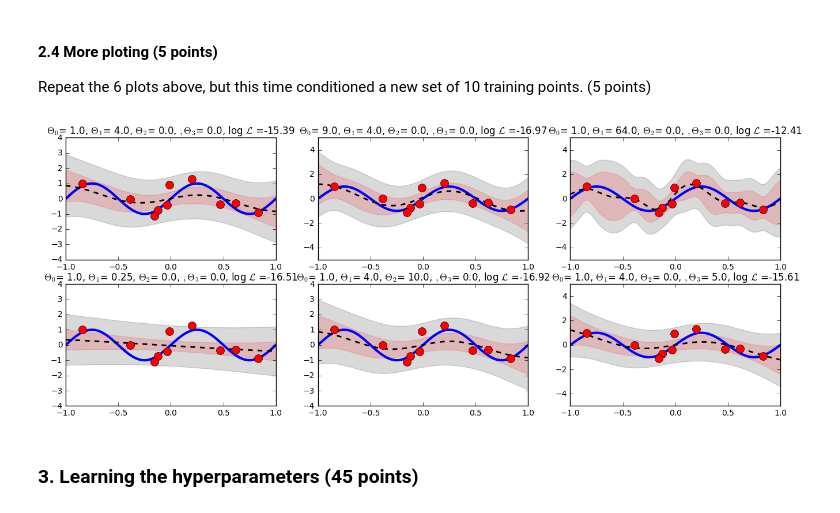
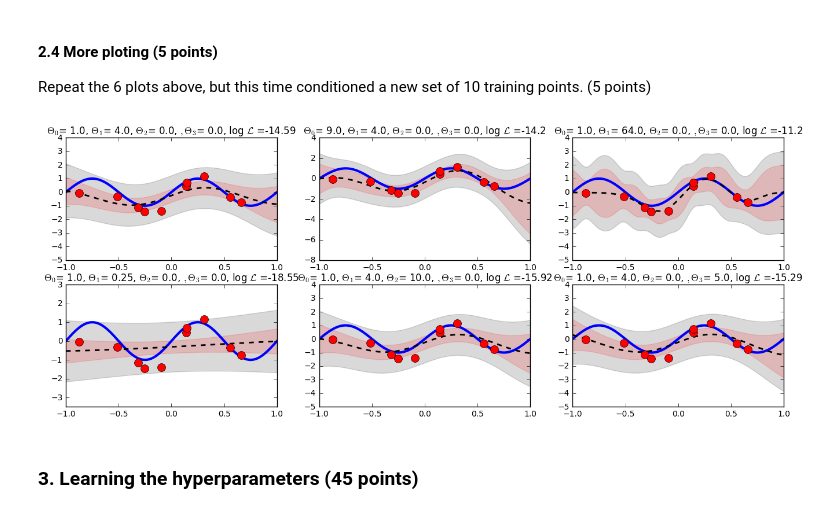
Before and after one commit to Vasileios-Charatsidis/machine_learning_1_labs, a Jupyter notebook: hw3/dana.ipynb, the cells around one changed output. Drawn from its saved outputs; the diff is of its cells as text; code cells hidden in the pictures.

```diff
--- a/hw3/dana.ipynb
+++ b/hw3/dana.ipynb
@@ -314,10 +319,27 @@ plot_points(2)
 # %% [markdown]
 #### 2.4 More ploting (5 points)
 Repeat the 6 plots above, but this time conditioned a new set of 10 training points. (5 points)
-# %%
-plot_points(10)
-# %% [output]
-[figure, removed]
+# %%
+# Different Theta configurations
+params = np.asarray([[1,4,0,0],
+          [9,4,0,0],
+          [1,64,0,0],
+          [1,.25,0,0],
+          [1,4,10,0],
+          [1,4,0,5]],dtype='float64')
+
+# Hyperparams
+sigma = 0.5
+
+# Training data (Same as x_test for sec 1.3)
+N_train = 10
+x_train = np.random.uniform(-1,1,N_train)
+y_train =true_mean_function( x_train )
+t_train = add_noise( y_train, sigma )
+
+plot_points(params, sigma, x_train, y_train, t_train, x_test, y_test)
+# %% [output]
+[figure, added]
 # %% [markdown]
 ### 3. Learning the hyperparameters (45 points)
 # %% [markdown]
```
Also changed, not shown: parts of 6 cells of this notebook.
